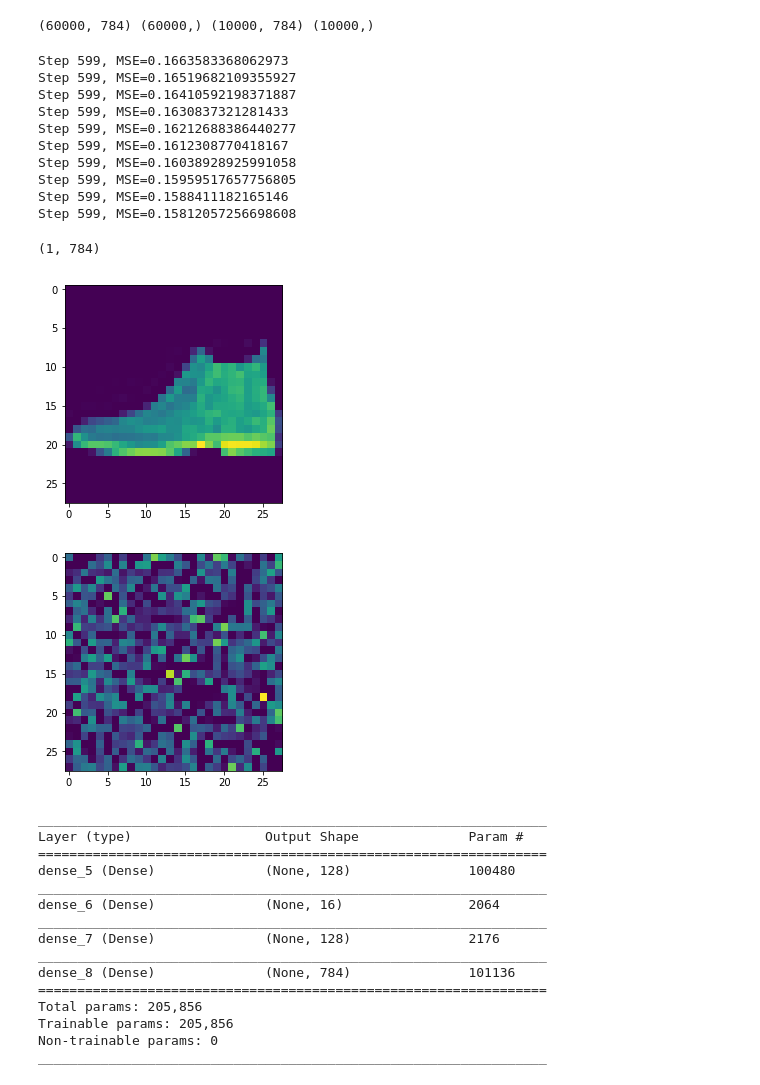
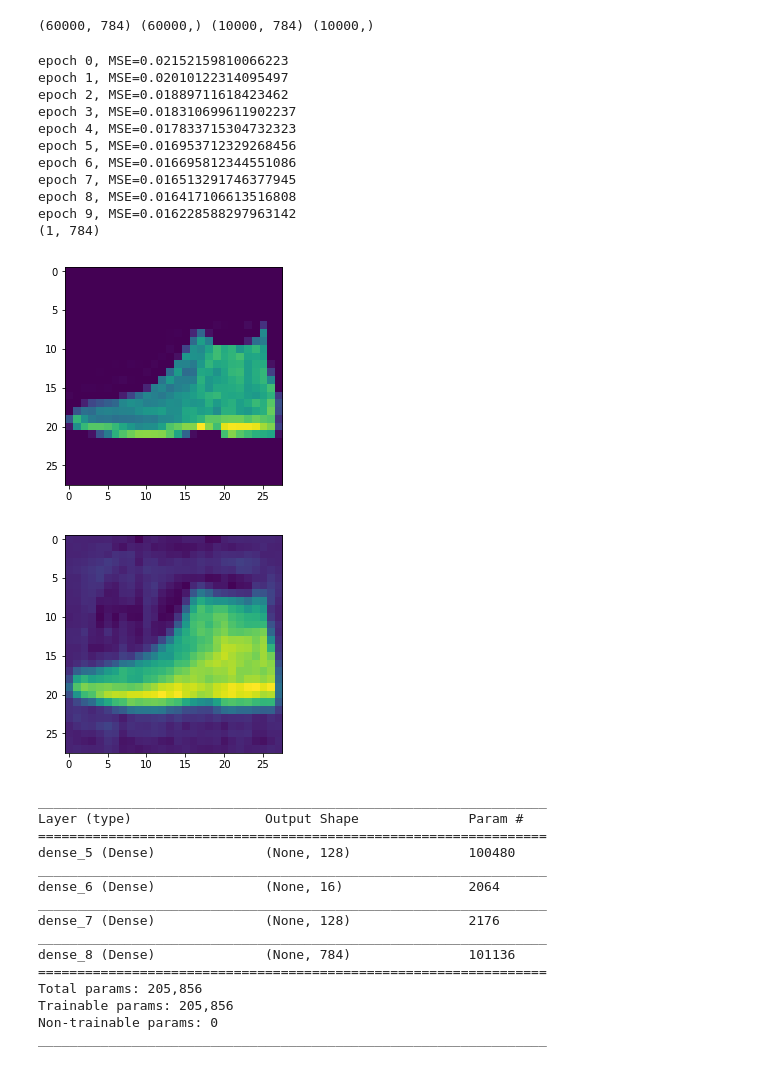
Before and after one commit to adelizer/kaggle-sandbox, a Jupyter notebook: drafts/understanding_vae.ipynb, the cells around one changed output. Saved outputs shown, nothing was run; the diff lists cells and outputs as text; code cells hidden in the pictures.

```diff
--- a/drafts/understanding_vae.ipynb
+++ b/drafts/understanding_vae.ipynb
@@ -60,10 +60,10 @@ weights = {
 }
 
 biases = {
-    'b1': tf.Variable(tf.constant(0.1, shape=[n_hidden1])),
-    'b2': tf.Variable(tf.constant(0.1, shape=[n_hidden2])),
-    'b3': tf.Variable(tf.constant(0.1, shape=[n_hidden3])),
-    'out': tf.Variable(tf.constant(0.1, shape=[n_output]))
+    'b1': tf.Variable(tf.constant(0.0, shape=[n_hidden1])),
+    'b2': tf.Variable(tf.constant(0.0, shape=[n_hidden2])),
+    'b3': tf.Variable(tf.constant(0.0, shape=[n_hidden3])),
+    'out': tf.Variable(tf.constant(0.0, shape=[n_output]))
 }
 
 # define the graph
@@ -72,48 +72,45 @@ layer_1 = tf.nn.relu(tf.add(tf.matmul(X, weights['w1']), biases['b1']))
 layer_2 = tf.nn.relu(tf.add(tf.matmul(layer_1, weights['w2']), biases['b2']))
 layer_3 = tf.nn.relu(tf.add(tf.matmul(layer_2, weights['w3']), biases['b3']))
 # layer_drop = tf.nn.dropout(layer_3, rate=1-keep_prob)
-output = tf.nn.relu(tf.matmul(layer_3, weights['out']) + biases['out'])
+output = tf.matmul(layer_3, weights['out']) + biases['out']
 
 loss = tf.reduce_mean(
                 tf.losses.mean_squared_error(labels=Y, predictions=output))
-train_step = tf.train.AdamOptimizer(1e-4).minimize(loss)
+train_step = tf.train.AdamOptimizer().minimize(loss)
 # %%
 cost = tf.reduce_mean(tf.cast(tf.losses.mean_squared_error(labels=Y, predictions=output), tf.float32))
 # %%
 with tf.Session() as sess:
     init = tf.global_variables_initializer()
     sess.run(init)
     for j in range(10): # number of epochs
-        x_batch, y_batch = x_train, x_train
-        _, mse = sess.run([train_step, cost], feed_dict={X: x_batch, Y: y_batch})
-        print('Step {}, MSE={}'.format(i, mse))
+        for i in range(0, x_train.shape[0], 32):
+            x_batch = x_train[i:i+32]
+            _, mse = sess.run([train_step, cost], feed_dict={X: x_batch, Y: x_batch})
+        print('epoch {}, MSE={}'.format(j, mse))
+
+    sample_img = np.expand_dims(x_test[0], axis=0)
+    pred = sess.run(output, feed_dict={X:sample_img})
+    print(pred.shape)
+    img = np.reshape(sample_img, (28,28))
+    pred = np.reshape(pred, (28,28))
+    plt.imshow(img)
+    plt.figure()
+    plt.imshow(pred)
 # %% [output]
-Step 599, MSE=0.1663583368062973
-Step 599, MSE=0.16519682109355927
-Step 599, MSE=0.16410592198371887
-Step 599, MSE=0.1630837321281433
-Step 599, MSE=0.16212688386440277
-Step 599, MSE=0.1612308770418167
-Step 599, MSE=0.16038928925991058
-Step 599, MSE=0.15959517657756805
-Step 599, MSE=0.1588411182165146
-Step 599, MSE=0.15812057256698608
+epoch 0, MSE=0.02152159810066223
+epoch 1, MSE=0.02010122314095497
+epoch 2, MSE=0.01889711618423462
+epoch 3, MSE=0.018310699611902237
+epoch 4, MSE=0.017833715304732323
+epoch 5, MSE=0.016953712329268456
+epoch 6, MSE=0.016695812344551086
+epoch 7, MSE=0.016513291746377945
+epoch 8, MSE=0.016417106613516808
+epoch 9, MSE=0.016228588297963142
+(1, 784)
+[figure, added]
+[figure, added]
-# %%
-with tf.Session() as sess:
-    init = tf.global_variables_initializer()
-    sess.run(init)
-    sample_img = np.expand_dims(x_test[0], axis=0)
-    pred = sess.run(output, feed_dict={X:sample_img})
-    print(pred.shape)
-    img = np.reshape(sample_img, (28,28))
-    pred = np.reshape(pred, (28,28))
-    plt.imshow(img)
-    plt.figure()
-    plt.imshow(pred)
-# %% [output]
-(1, 784)
-[figure, removed]
-[figure, removed]
 # %%
 img1 = np.expand_dims(x_train[0],axis=0)
 img2 = np.expand_dims(x_train[1], axis=0)
```
Also changed, not shown: parts of 1 cell of this notebook.
